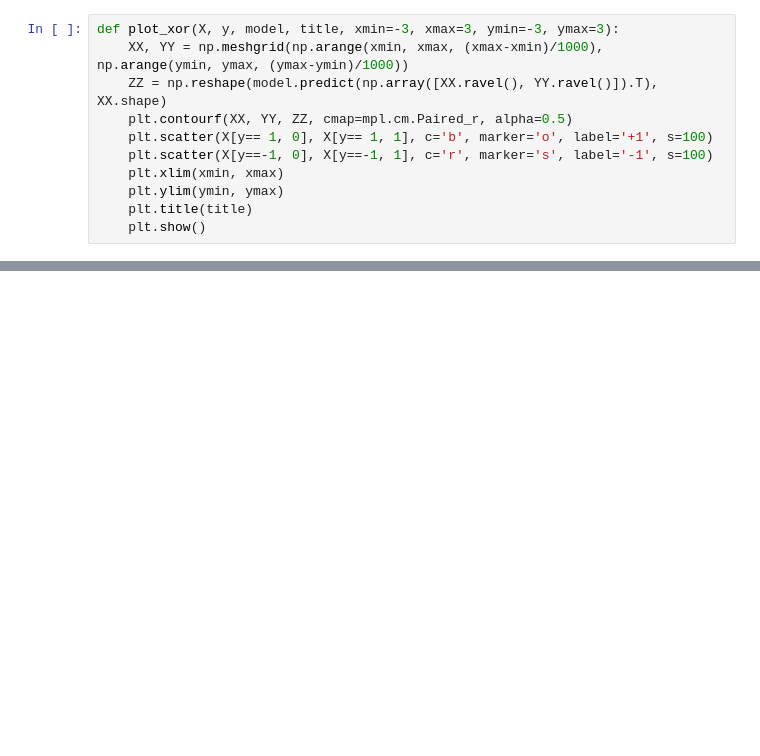
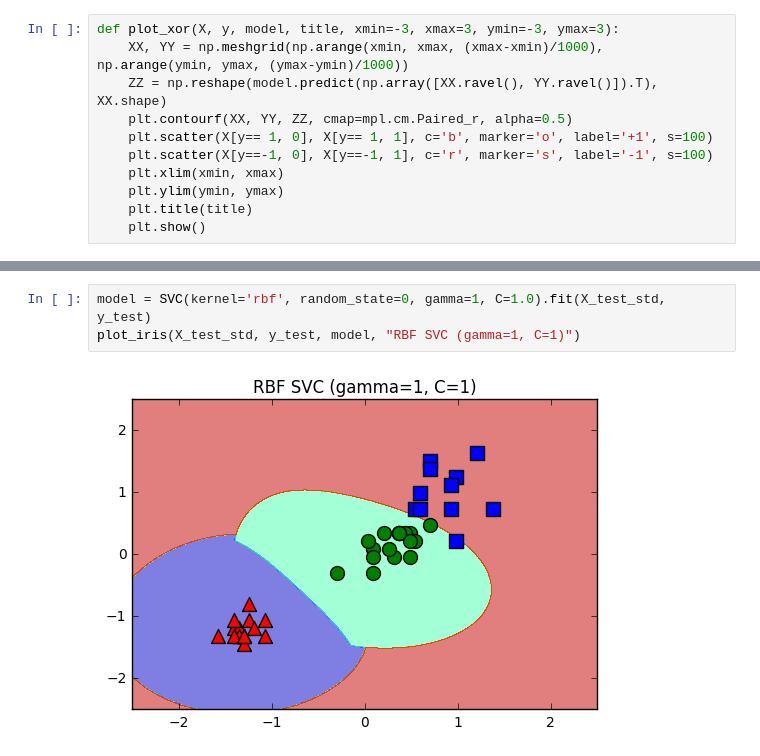
Before and after one commit to GD-park/python_basic, a Jupyter notebook: Practice/05-17.ipynb, the cells around one changed output, grey strips where cells are left out. Drawn from its saved outputs; the diff is of its cells as text; blank space fills up the shorter version.

```diff
--- a/Practice/05-17.ipynb
+++ b/Practice/05-17.ipynb
@@ -31,0 +65,5 @@ ZeroDivisionError: division by zero
+# %%
+model = SVC(kernel='rbf', random_state=0, gamma=1, C=1.0).fit(X_test_std, y_test)
+plot_iris(X_test_std, y_test, model, "RBF SVC (gamma=1, C=1)")
+# %% [output]
+[figure, added]
```
Also changed, not shown: parts of 5 cells of this notebook.
